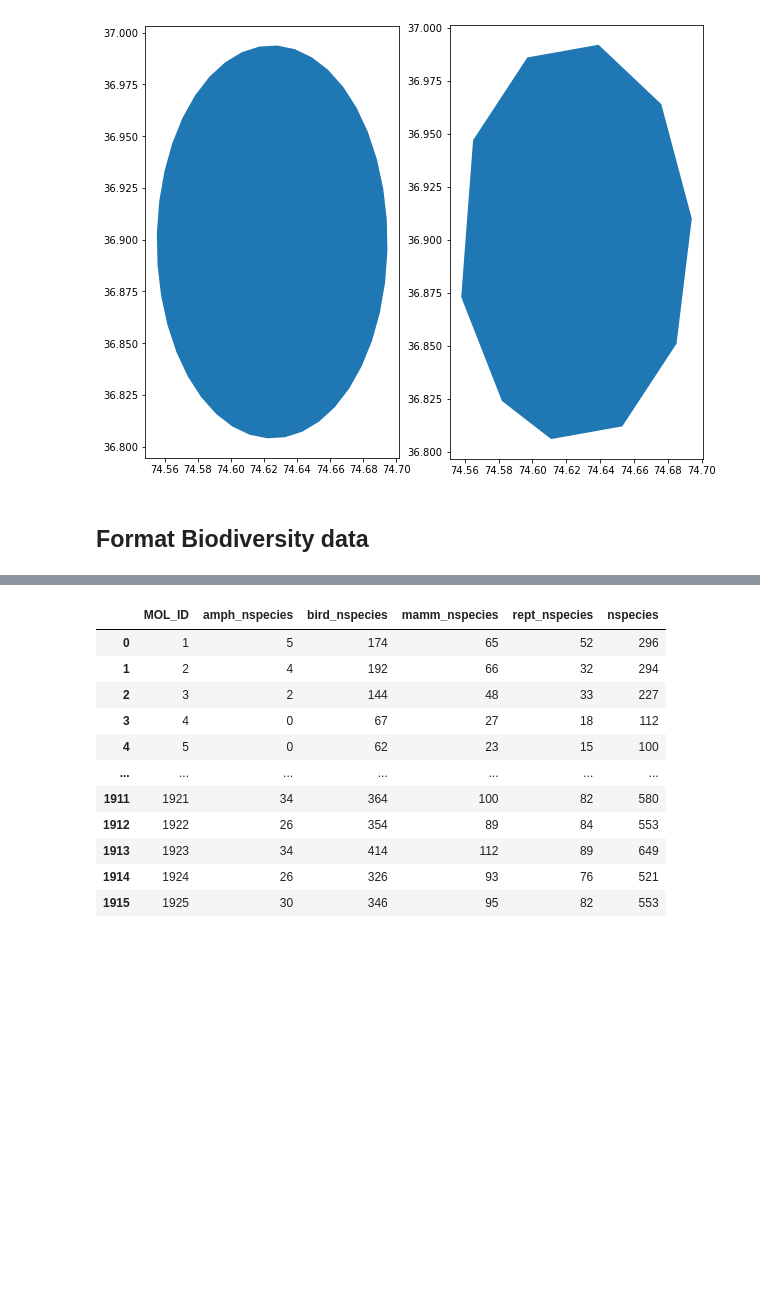
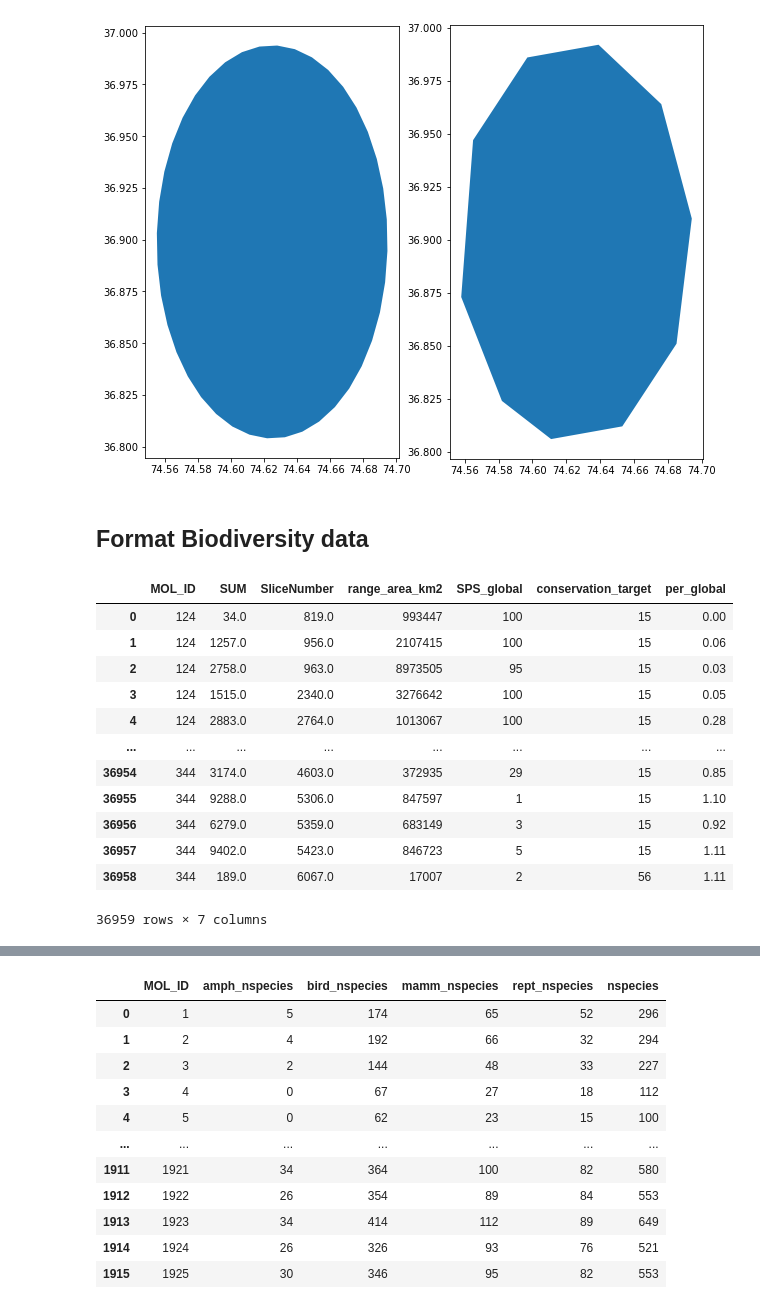
Before and after one commit to Vizzuality/he-scratchfolder, a Jupyter notebook: Precalculated_Future_Places_SPS.ipynb, the cells around one changed output, grey strips where cells are left out. Saved outputs shown, nothing was run; the diff lists cells and outputs as text; code cells hidden in the pictures; blank space fills up the shorter version.

```diff
--- a/Precalculated_Future_Places_SPS.ipynb
+++ b/Precalculated_Future_Places_SPS.ipynb
@@ -51,23 +70,2 @@ def format_df(path, file_name, lookups_id):
     return df
-# %%
-def format_df(path, file_name, lookups_id):
-    #save_steps= np.arange(1,217486,step=5000)
-    ### Loop over each set of data and add all results to one dictionary that will be a text field in the Feature Service
-
-    df = pd.read_csv(f'{path}/{file_name}')
-    col_name = [col for col in df.columns if col in ['amphibians','birds','presence','reptiles']]
-    df.rename(columns={'SliceNumbe':'SliceNumber',col_name[0]:'SUM'}, inplace=True)
-
-    ### Get species area against global species range:
-    lookup = getHTfromId(lookups_id)
-    df = df.merge(lookup[['SliceNumber','range_area_km2']], how='left',on = 'SliceNumber')
-    df['per_global'] = round(df['SUM']/df['range_area_km2']*100,2)
-    df.loc[df['per_global']> 100,'per_global'] = 100 ### make max presence 100%
-
-    ### Get species area against aoi area:
-    df = df.merge(places[['MOL_ID','AREA_KM2']])
-    df['per_aoi'] = round(df['SUM']/df['AREA_KM2']*100,2)
-    df.loc[df['per_aoi']> 100,'per_aoi'] = 100 ### make max presence 100%
-
-    return df
 # %% [markdown]
@@ -94,4 +94,4 @@ The geometries for the up to 20 places for the Half-Earth Future were sent by Sc
 # %%
-path_in = '/Users/sofia/Documents/HE_Data/PlacesHE/Inputs'
-path_out = '/Users/sofia/Documents/HE_Data/PlacesHE/Outputs'
+path_in = '/Users/sofia/Documents/HE_Data/Precalculated/PlacesHE/Inputs'
+path_out = '/Users/sofia/Documents/HE_Data/Precalculated/PlacesHE/Outputs'
 # %%
@@ -182,16 +179,39 @@ sim[sim['cluster']==n].geometry.plot(ax = ax2)
 <AxesSubplot:>
 [figure]
 # %% [markdown]
+<a id='biodiversity'></a>
 ## Format Biodiversity data
 # %%
 ### Ids of lookup tables for each taxa in ArcGIS online
-lookups = {'amphibians':'c221a727e12048b2a6ec8e762bc5f478',
-         'birds':'bcb31fd9091446a0af3cfdaed334a8da',
-         'mammals':'212a3dd4665845deb5d2adf5b597aae0',
-         'reptiles':'5b606a03b3fc431e8d4b9191c88bc2b9'}
+lookups = {'amphibians':'de2309ec6aa64223a8bea682c0200d34',
+         'birds':'b5f5c8d693b74abd9b0d236915d8e739',
+         'mammals':'1d3b50e3b8544730ae0e2a80f00b4119',
+         'reptiles':'bc6de8b9b8df4fffb6aa4208f4bf1467'}
 
 # Get data for all taxa
 amphibians = format_df(path_in, 'Sample_amph_nozeroes.csv', lookups['amphibians'])
 birds = format_df(path_in, 'Sample_birds_nozeroes.csv', lookups['birds'])
 mammals = format_df(path_in, 'Sample_mammals_nozeroes.csv', lookups['mammals'])
 reptiles = format_df(path_in, 'Sample_reptiles_nozeroes.csv', lookups['reptiles'])
+# %%
+# Change the column name SPS to SPS_global to differenciate it from the SPS_aoi we'll calculate later
+amphibians = amphibians.rename(columns = {'SPS': 'SPS_global'}).drop(columns={'Dimensions', 'X', 'Y', 'OID_'})
+birds = birds.rename(columns = {'SPS': 'SPS_global'}).drop(columns={'Dimensions', 'X', 'Y', 'OID_'})
+mammals = mammals.rename(columns = {'SPS': 'SPS_global'}).drop(columns={'Dimensions', 'X', 'Y', 'OID_'})
+reptiles = reptiles.rename(columns = {'SPS': 'SPS_global'}).drop(columns={'Dimensions', 'X', 'Y', 'OID_'})
+# %%
+amphibians
+# %% [output]
+|  | MOL_ID | SUM | SliceNumber | range_area_km2 | SPS_global | conservation_target | per_global |
+| 0 | 124 | 34.0 | 819.0 | 993447 | 100 | 15 | 0.00 |
+| 1 | 124 | 1257.0 | 956.0 | 2107415 | 100 | 15 | 0.06 |
+| 2 | 124 | 2758.0 | 963.0 | 8973505 | 95 | 15 | 0.03 |
+| 3 | 124 | 1515.0 | 2340.0 | 3276642 | 100 | 15 | 0.05 |
+| 4 | 124 | 2883.0 | 2764.0 | 1013067 | 100 | 15 | 0.28 |
+| ... | ... | ... | ... | ... | ... | ... | ... |
+| 36954 | 344 | 3174.0 | 4603.0 | 372935 | 29 | 15 | 0.85 |
+| 36955 | 344 | 9288.0 | 5306.0 | 847597 | 1 | 15 | 1.10 |
+| 36956 | 344 | 6279.0 | 5359.0 | 683149 | 3 | 15 | 0.92 |
+| 36957 | 344 | 9402.0 | 5423.0 | 846723 | 5 | 15 | 1.11 |
+| 36958 | 344 | 189.0 | 6067.0 | 17007 | 2 | 56 | 1.11 |
+36959 rows × 7 columns
```
Also changed, not shown: parts of 80 cells of this notebook, 2 other files.
